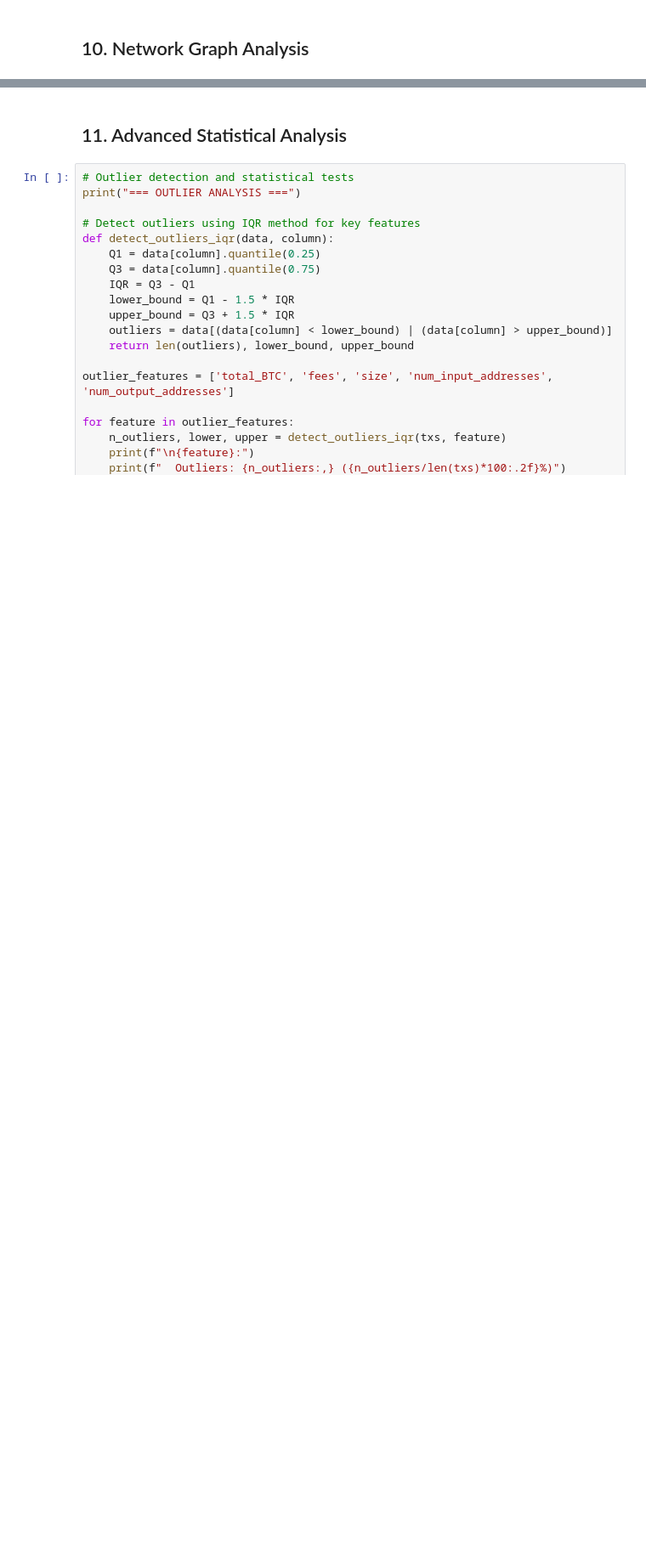
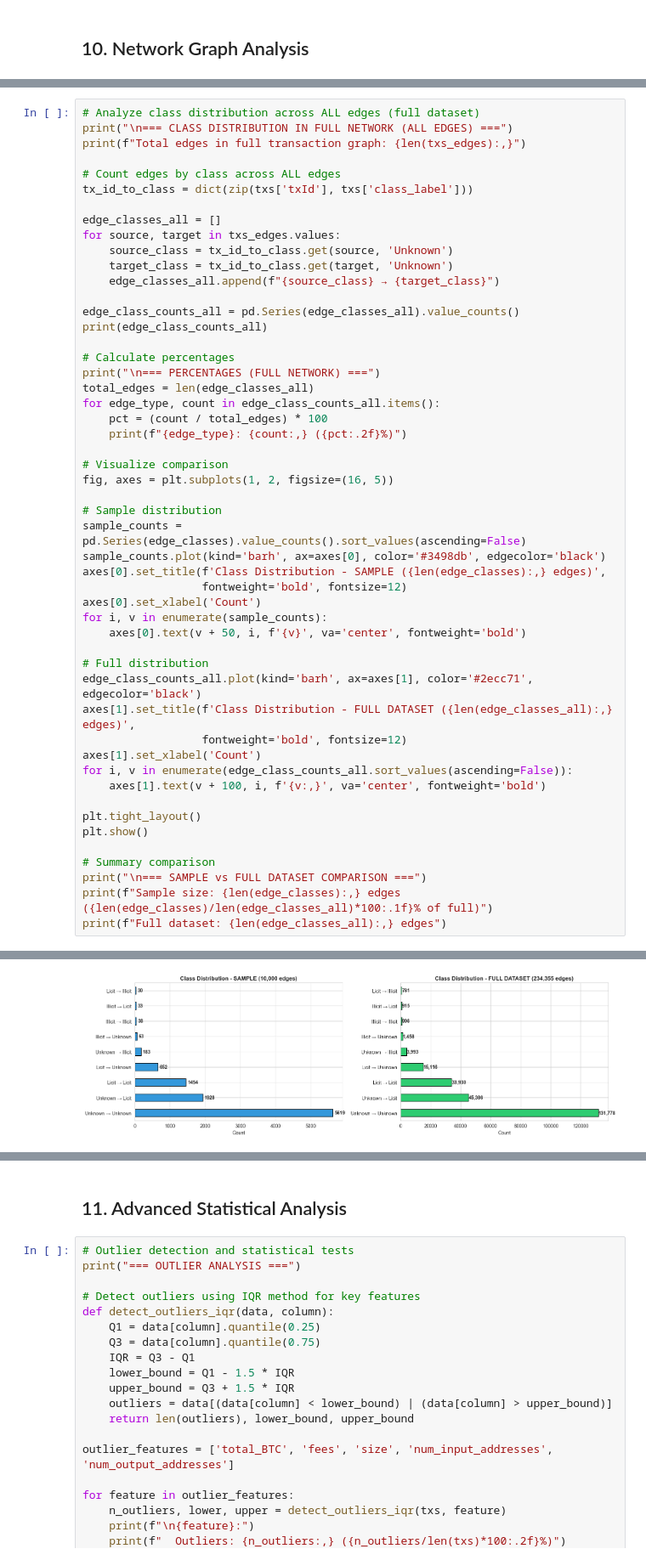
Before and after one commit to NehorayChalfon0166/final_project, a Jupyter notebook: Elipticpp_EDA.ipynb, the cells around one changed output, grey strips where cells are left out. Shown at 85% size. Saved outputs shown, nothing was run; the diff lists cells and outputs as text; blank space fills up the shorter version.

```diff
--- a/Elipticpp_EDA.ipynb
+++ b/Elipticpp_EDA.ipynb
@@ -946,0 +1134,52 @@ Name: count, dtype: int64
+# %%
+# Analyze class distribution across ALL edges (full dataset)
+print("\n=== CLASS DISTRIBUTION IN FULL NETWORK (ALL EDGES) ===")
+print(f"Total edges in full transaction graph: {len(txs_edges):,}")
+
+# Count edges by class across ALL edges
+tx_id_to_class = dict(zip(txs['txId'], txs['class_label']))
+
+edge_classes_all = []
+for source, target in txs_edges.values:
+    source_class = tx_id_to_class.get(source, 'Unknown')
+    target_class = tx_id_to_class.get(target, 'Unknown')
+    edge_classes_all.append(f"{source_class} → {target_class}")
+
+edge_class_counts_all = pd.Series(edge_classes_all).value_counts()
+print(edge_class_counts_all)
+
+# Calculate percentages
+print("\n=== PERCENTAGES (FULL NETWORK) ===")
+total_edges = len(edge_classes_all)
+for edge_type, count in edge_class_counts_all.items():
+    pct = (count / total_edges) * 100
+    print(f"{edge_type}: {count:,} ({pct:.2f}%)")
+
+# Visualize comparison
+fig, axes = plt.subplots(1, 2, figsize=(16, 5))
+
+# Sample distribution
+sample_counts = pd.Series(edge_classes).value_counts().sort_values(ascending=False)
+sample_counts.plot(kind='barh', ax=axes[0], color='#3498db', edgecolor='black')
+axes[0].set_title(f'Class Distribution - SAMPLE ({len(edge_classes):,} edges)',
+                  fontweight='bold', fontsize=12)
+axes[0].set_xlabel('Count')
+for i, v in enumerate(sample_counts):
+    axes[0].text(v + 50, i, f'{v}', va='center', fontweight='bold')
+
+# Full distribution
+edge_class_counts_all.plot(kind='barh', ax=axes[1], color='#2ecc71', edgecolor='black')
+axes[1].set_title(f'Class Distribution - FULL DATASET ({len(edge_classes_all):,} edges)',
+                  fontweight='bold', fontsize=12)
+axes[1].set_xlabel('Count')
+for i, v in enumerate(edge_class_counts_all.sort_values(ascending=False)):
+    axes[1].text(v + 100, i, f'{v:,}', va='center', fontweight='bold')
+
+plt.tight_layout()
+plt.show()
+
+# Summary comparison
+print("\n=== SAMPLE vs FULL DATASET COMPARISON ===")
+print(f"Sample size: {len(edge_classes):,} edges ({len(edge_classes)/len(edge_classes_all)*100:.1f}% of full)")
+print(f"Full dataset: {len(edge_classes_all):,} edges")
+# %% [output]
@@ -946,0 +1203 @@ Name: count, dtype: int64
+[figure, added]
```
Also changed, not shown: parts of 14 cells of this notebook.
